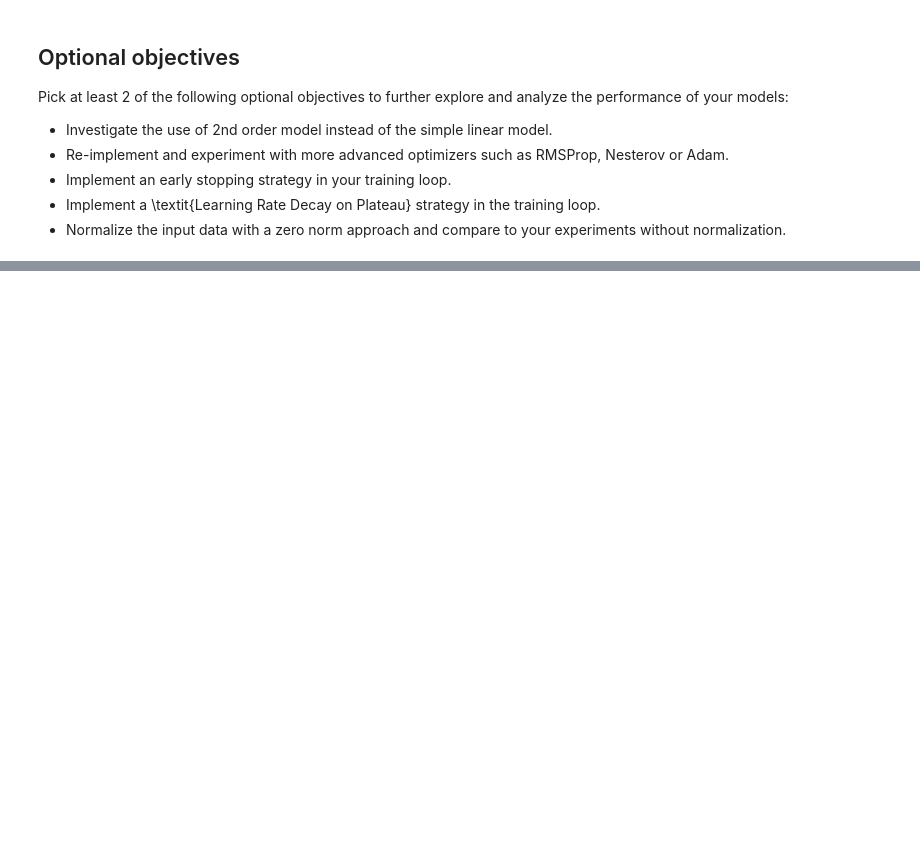
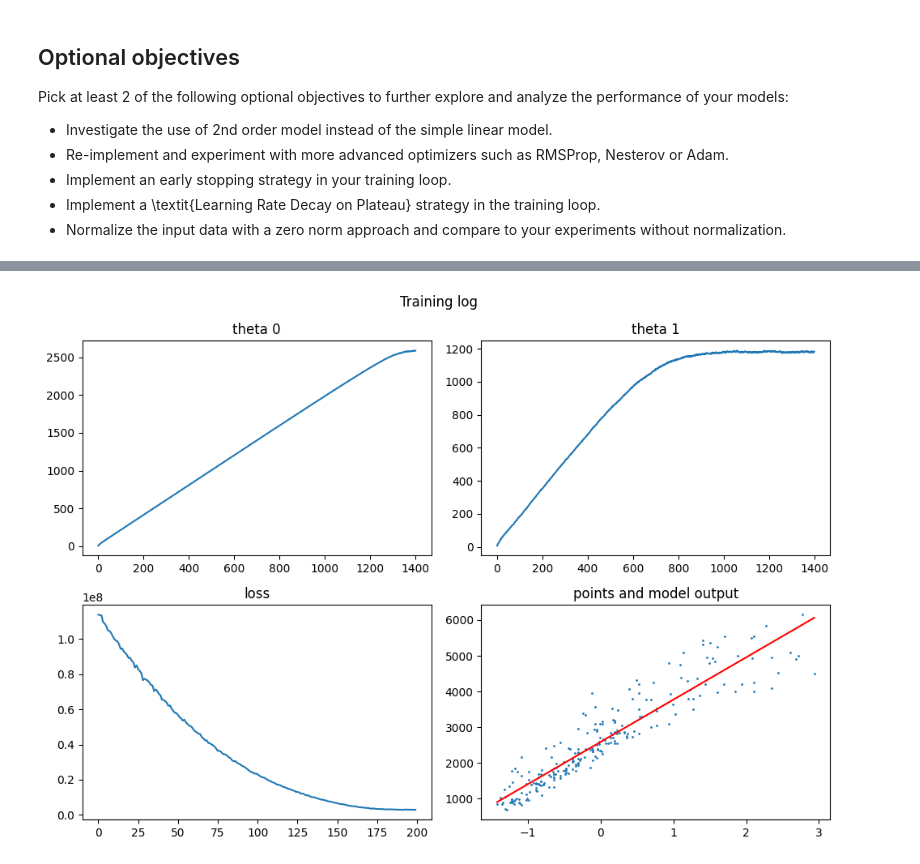
Before and after one commit to Rinovative/MSE_FTP_DeLearn, a Jupyter notebook: notebooks/02_cg-linear-regression-stud.ipynb, the cells around one changed output, grey strips where cells are left out. Saved outputs shown, nothing was run; the diff lists cells and outputs as text; code cells hidden in the pictures; blank space fills up the shorter version.

```diff
--- a/notebooks/02_cg-linear-regression-stud.ipynb
+++ b/notebooks/02_cg-linear-regression-stud.ipynb
@@ -535,0 +733,81 @@ Pick at least 2 of the following optional objectives to further explore and anal
+# %%
+rng = reset_seed()  # to have reproducible results
+
+alpha = 2.0  # global learning rate
+beta_rmsprop = 0.9  # memory factor for squared gradients
+epsilon = 1e-8  # numerical stability
+
+epochs = 200
+batch_size = 32  # B
+N = len(living_area_norm)
+
+s0 = 0.0  # s for theta_0
+s1 = 0.0  # s for theta_1
+
+t0 = 0.0
+t1 = 0.0
+
+loss_evolution = []
+t0_evolution = []
+t1_evolution = []
+
+for epoch in range(epochs):
+    indices = rng.permutation(N)
+    n_steps = N // batch_size + 1
+    epoch_loss = 0.0
+
+    for batch in range(N // batch_size):
+        t0_grad_sum = 0.0
+        t1_grad_sum = 0.0
+
+        for i in range(batch_size):
+            n = indices[batch * batch_size + i]
+
+            cg.reset_values()
+            cg.forward([living_area_norm[n], t0, t1, rent_price[n]])
+            cg.backward()
+
+            t0_grad_sum += theta_0.grad_v
+            t1_grad_sum += theta_1.grad_v
+            epoch_loss += j.v
+
+        grad_t0 = t0_grad_sum / batch_size
+        grad_t1 = t1_grad_sum / batch_size
+
+        s0 = beta_rmsprop * s0 + (1 - beta_rmsprop) * grad_t0**2
+        s1 = beta_rmsprop * s1 + (1 - beta_rmsprop) * grad_t1**2
+
+        t0 -= alpha * grad_t0 / (np.sqrt(s0) + epsilon)
+        t1 -= alpha * grad_t1 / (np.sqrt(s1) + epsilon)
+
+        t0_evolution.append(t0)
+        t1_evolution.append(t1)
+
+    loss_evolution.append(epoch_loss / n_steps)
+    epoch_loss = 0.0
+
+print("RMSProp with normalized input")
+print("theta_0_norm:", t0)
+print("theta_1_norm:", t1)
+
+# convert trained normalized parameters back to original scale
+t1_rmsprop_original = t1 / x_std
+t0_rmsprop_original = t0 - t1 * x_mean / x_std
+
+print("\nConverted back to original scale")
+print("intercept theta_0:", t0_rmsprop_original)
+print("slope theta_1    :", t1_rmsprop_original)
+
+y_hat_rmsprop = t0 + t1 * living_area_norm
+J_rmsprop = mse_loss(y_hat_rmsprop, rent_price)
+
+print("\nThe total value of the loss is", J_rmsprop)
+
+plot_training_log(
+    loss_evolution,
+    t0_evolution,
+    t1_evolution,
+    living_area_norm,
+    rent_price,
+)
+# %% [output]
@@ -535,0 +823 @@ Pick at least 2 of the following optional objectives to further explore and anal
+[figure, added]
```
Also changed, not shown: parts of 44 cells of this notebook.
